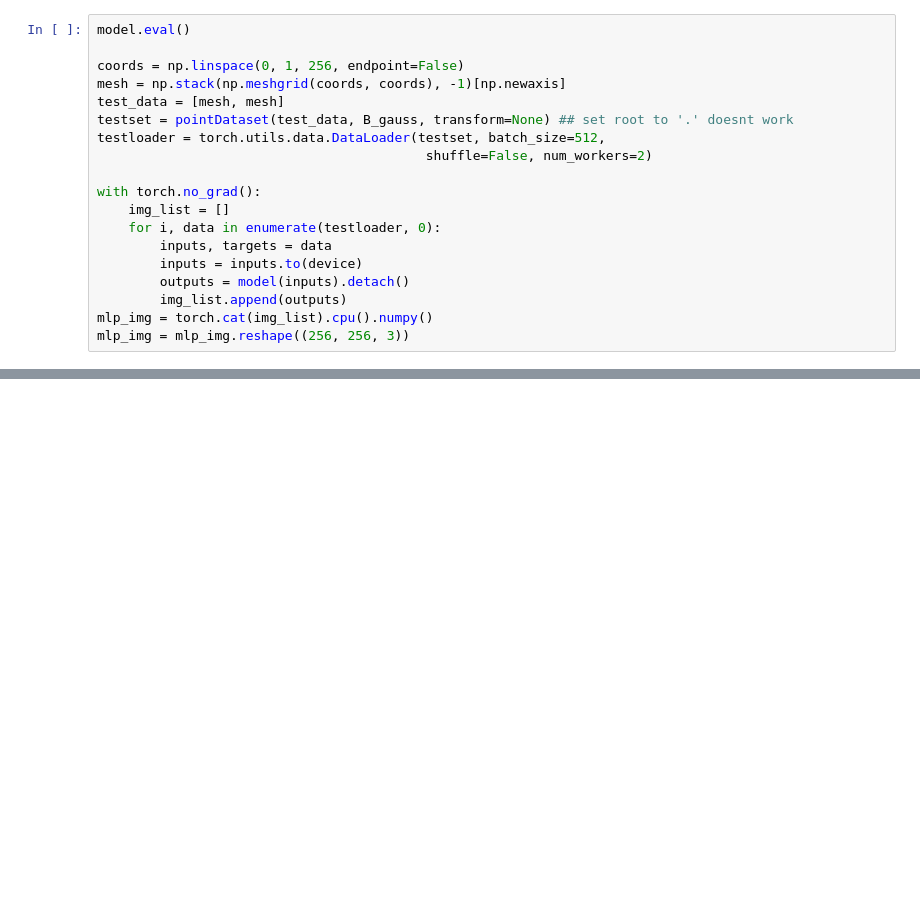
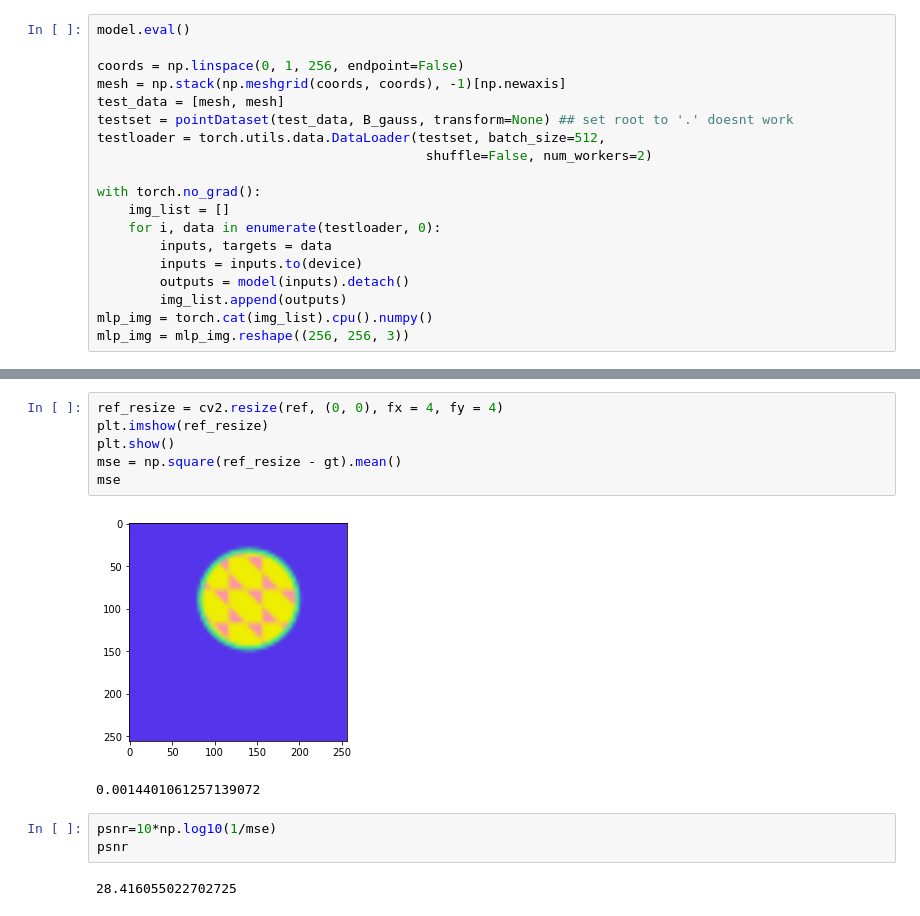
Before and after one commit to djbradyAtOpticalSciencesArizona/multiframeEstimation, a Jupyter notebook: multiframe_estimation.ipynb, the cells around one changed output, grey strips where cells are left out. Drawn from its saved outputs; the diff is of its cells as text; blank space fills up the shorter version.

```diff
--- a/multiframe_estimation.ipynb
+++ b/multiframe_estimation.ipynb
@@ -278,0 +306,14 @@ Clipping input data to the valid range for imshow with RGB data ([0..1] for floa
+# %%
+ref_resize = cv2.resize(ref, (0, 0), fx = 4, fy = 4)
+plt.imshow(ref_resize)
+plt.show()
+mse = np.square(ref_resize - gt).mean()
+mse
+# %% [output]
+[figure, added]
+0.0014401061257139072
+# %%
+psnr=10*np.log10(1/mse)
+psnr
+# %% [output]
+28.416055022702725
```
Also changed, not shown: parts of 13 cells of this notebook.
